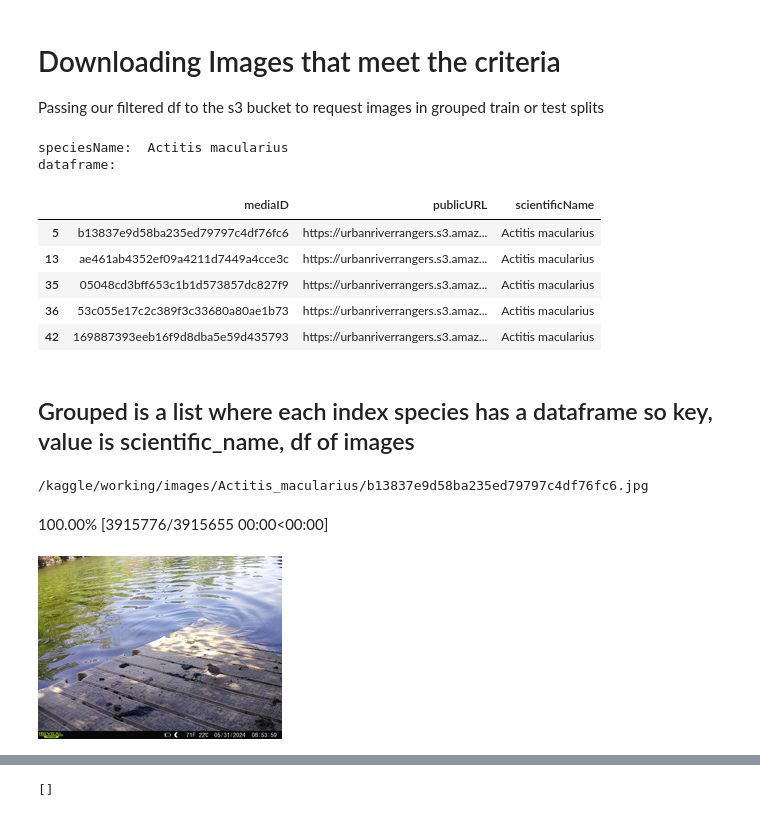
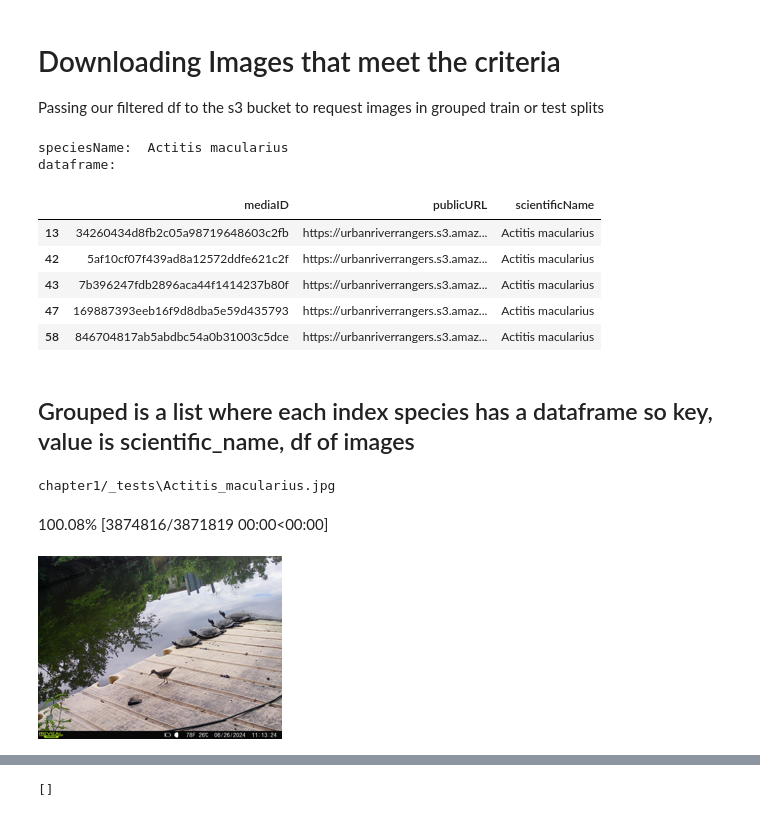
Before and after one commit to morescode-pm/kaggle-fastai, a Jupyter notebook: pull-observations-kaggle-v7.ipynb, the cells around one changed output, grey strips where cells are left out. Saved outputs shown, nothing was run; the diff lists cells and outputs as text; code cells hidden in the pictures.

```diff
--- a/pull-observations-kaggle-v7.ipynb
+++ b/pull-observations-kaggle-v7.ipynb
@@ -375,7 +375,7 @@ n_obs_minimum = 26
 # %%
 # Filter current df to where the minimum is met
 species_counts = df4['scientificName'].value_counts()
-species_to_keep = species_counts[species_counts > n_obs_minimum].index
+species_to_keep = species_counts[species_counts >= n_obs_minimum].index
 
 df5 = df4[df4['scientificName'].isin(species_to_keep)]
 
@@ -420,8 +421,8 @@ Passing our filtered df to the s3 bucket to request images in grouped train or t
 df = df5
 
 # Create the directories
-base_dir = '/chapter1/images'
-test_dir = '/chapter1/_tests'
+base_dir = 'chapter1/images'
+test_dir = 'chapter1/_tests'
 os.makedirs(test_dir, exist_ok=True)
 
 # Shuffle the whole DataFrame first to ensure randomness
@@ -436,28 +437,28 @@ grouped[0][1].head()
 speciesName:  Actitis macularius
 dataframe:
 |  | mediaID | publicURL | scientificName |
-| 5 | b13837e9d58ba235ed79797c4df76fc6 | https://urbanriverrangers.s3.amaz... | Actitis macularius |
-| 13 | ae461ab4352ef09a4211d7449a4cce3c | https://urbanriverrangers.s3.amaz... | Actitis macularius |
-| 35 | 05048cd3bff653c1b1d573857dc827f9 | https://urbanriverrangers.s3.amaz... | Actitis macularius |
-| 36 | 53c055e17c2c389f3c33680a80ae1b73 | https://urbanriverrangers.s3.amaz... | Actitis macularius |
-| 42 | 169887393eeb16f9d8dba5e59d435793 | https://urbanriverrangers.s3.amaz... | Actitis macularius |
+| 13 | 34260434d8fb2c05a98719648603c2fb | https://urbanriverrangers.s3.amaz... | Actitis macularius |
+| 42 | 5af10cf07f439ad8a12572ddfe621c2f | https://urbanriverrangers.s3.amaz... | Actitis macularius |
+| 43 | 7b396247fdb2896aca44f1414237b80f | https://urbanriverrangers.s3.amaz... | Actitis macularius |
+| 47 | 169887393eeb16f9d8dba5e59d435793 | https://urbanriverrangers.s3.amaz... | Actitis macularius |
+| 58 | 846704817ab5abdbc54a0b31003c5dce | https://urbanriverrangers.s3.amaz... | Actitis macularius |
 # %% [markdown]
 ## Grouped is a list where each index species has a dataframe  so key, value is scientific_name, df of images
 # %%
 # fast ai version of image downloading
 ims = grouped[0][1]['publicURL'].tolist()
 imn = grouped[0][1]['mediaID'].tolist()
 
 len(ims)
 
-dest = os.path.join(base_dir, grouped[0][0].replace(' ','_'), f'{imn[0]}.jpg')
+dest = os.path.join(test_dir, f"{grouped[0][0].replace(' ','_')}.jpg")
 print(dest)
 
 download_url(ims[0], dest)
 
 im = Image.open(dest)
 im.to_thumb(244,244)
 # %% [output]
-/kaggle/working/images/Actitis_macularius/b13837e9d58ba235ed79797c4df76fc6.jpg
+chapter1/_tests\Actitis_macularius.jpg
-100.00% [3915776/3915655 00:00<00:00]
+100.08% [3874816/3871819 00:00<00:00]
-[figure, old version]
+[figure, new version]
```
Also changed, not shown: parts of 9 cells of this notebook, 1 other file.
